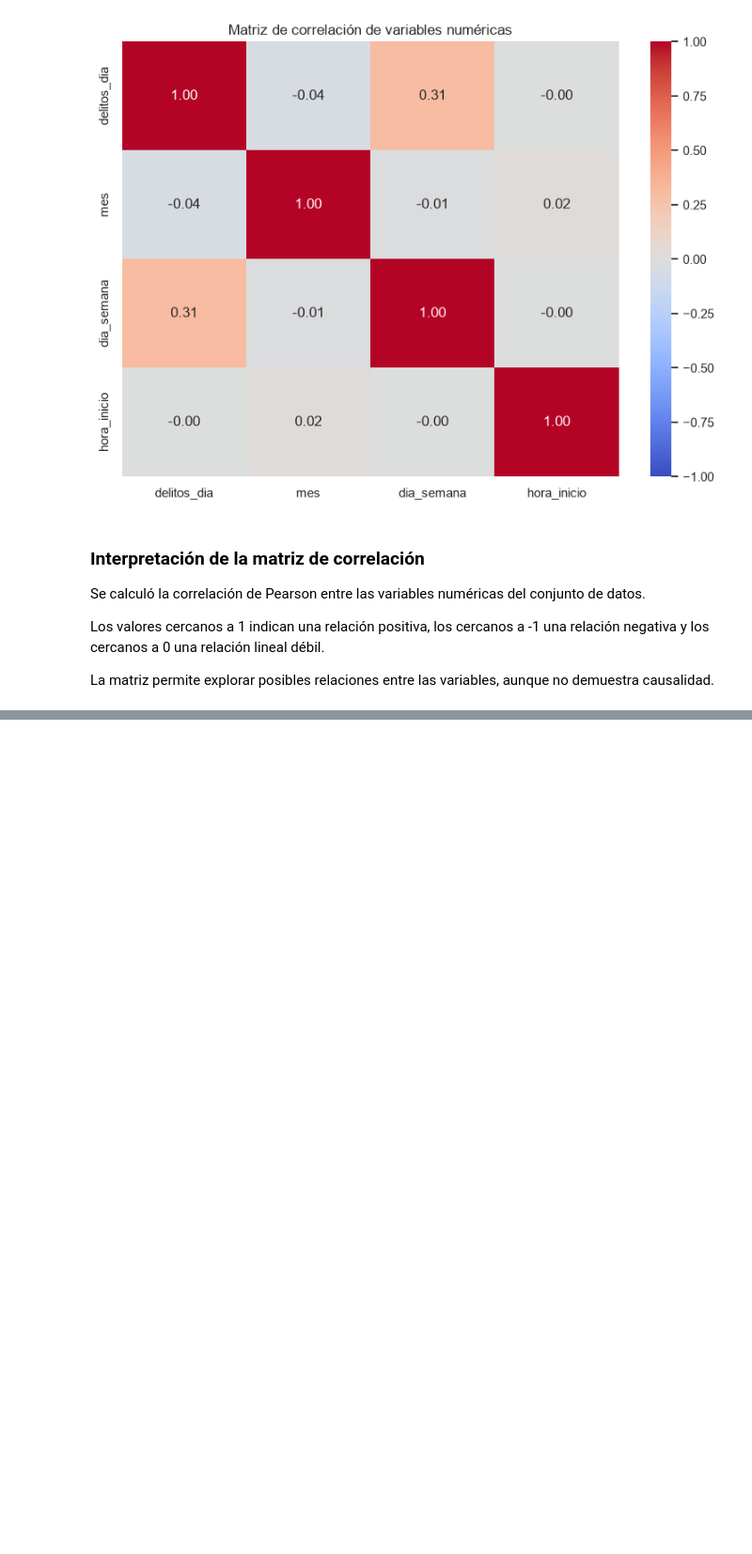
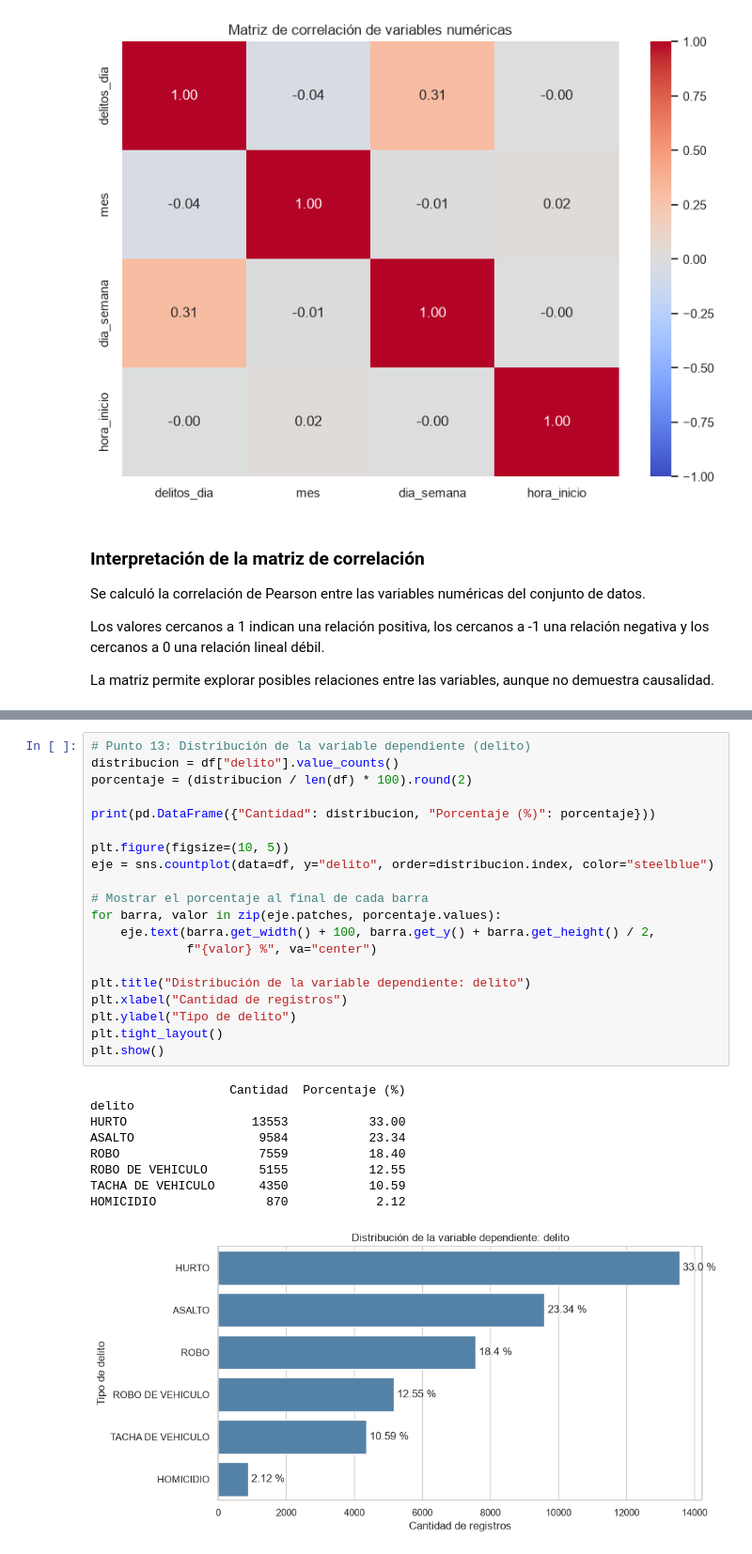
Before and after one commit to xaviferzun/lab4-mineria, a Jupyter notebook: lab4_IC2025.ipynb, the cells around one changed output, grey strips where cells are left out. Shown at 94% size. Drawn from its saved outputs; the diff is of its cells as text; blank space fills up the shorter version.

```diff
--- a/lab4_IC2025.ipynb
+++ b/lab4_IC2025.ipynb
@@ -810,0 +817,30 @@ La matriz permite explorar posibles relaciones entre las variables, aunque no de
+# %%
+# Punto 13: Distribución de la variable dependiente (delito)
+distribucion = df["delito"].value_counts()
+porcentaje = (distribucion / len(df) * 100).round(2)
+
+print(pd.DataFrame({"Cantidad": distribucion, "Porcentaje (%)": porcentaje}))
+
+plt.figure(figsize=(10, 5))
+eje = sns.countplot(data=df, y="delito", order=distribucion.index, color="steelblue")
+
+# Mostrar el porcentaje al final de cada barra
+for barra, valor in zip(eje.patches, porcentaje.values):
+    eje.text(barra.get_width() + 100, barra.get_y() + barra.get_height() / 2,
+             f"{valor} %", va="center")
+
+plt.title("Distribución de la variable dependiente: delito")
+plt.xlabel("Cantidad de registros")
+plt.ylabel("Tipo de delito")
+plt.tight_layout()
+plt.show()
+# %% [output]
+                   Cantidad  Porcentaje (%)
+delito
+HURTO                 13553           33.00
+ASALTO                 9584           23.34
+ROBO                   7559           18.40
+ROBO DE VEHICULO       5155           12.55
+TACHA DE VEHICULO      4350           10.59
+HOMICIDIO               870            2.12
+[figure, added]
```
Also changed, not shown: parts of 6 cells of this notebook, 1 other file.
